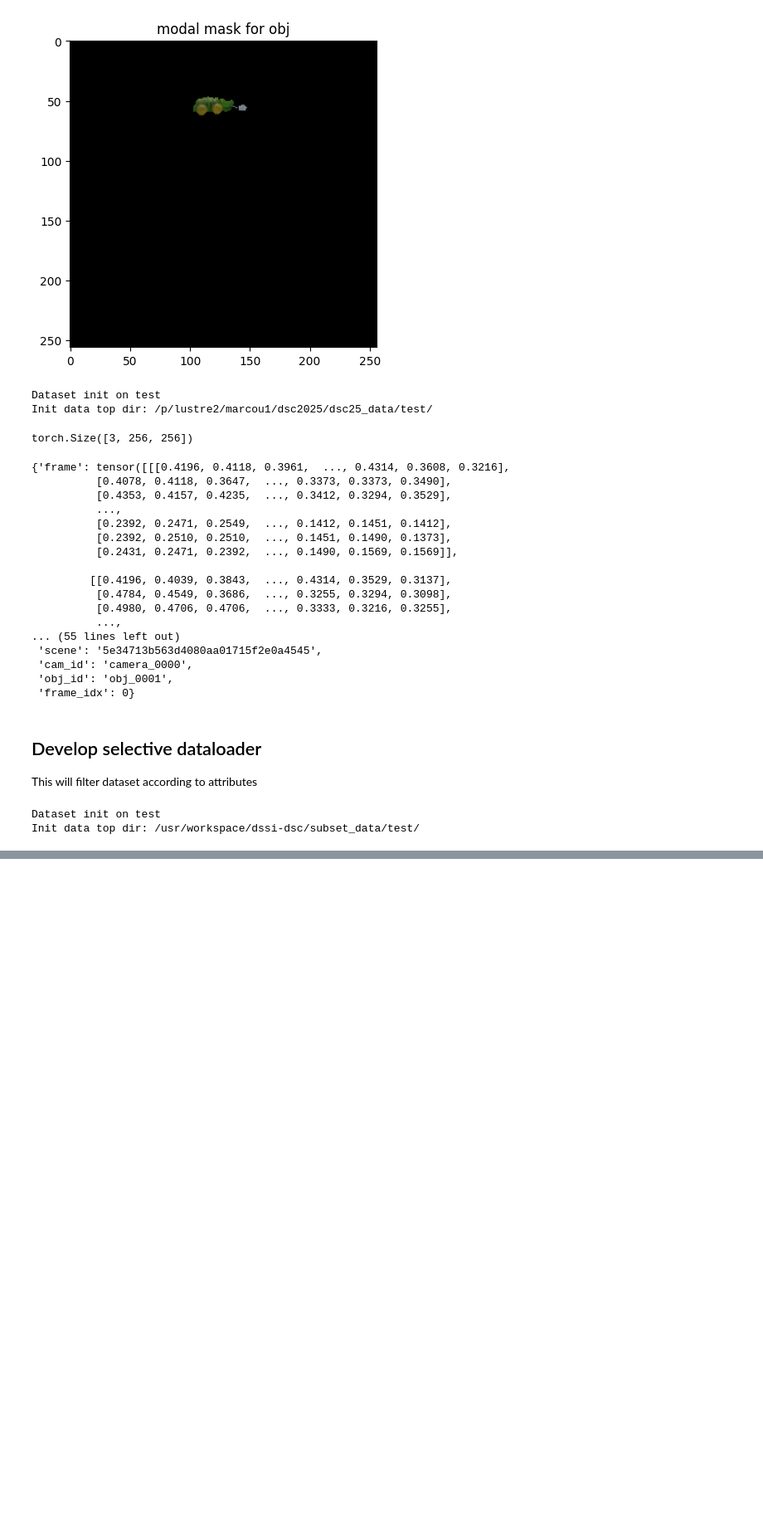
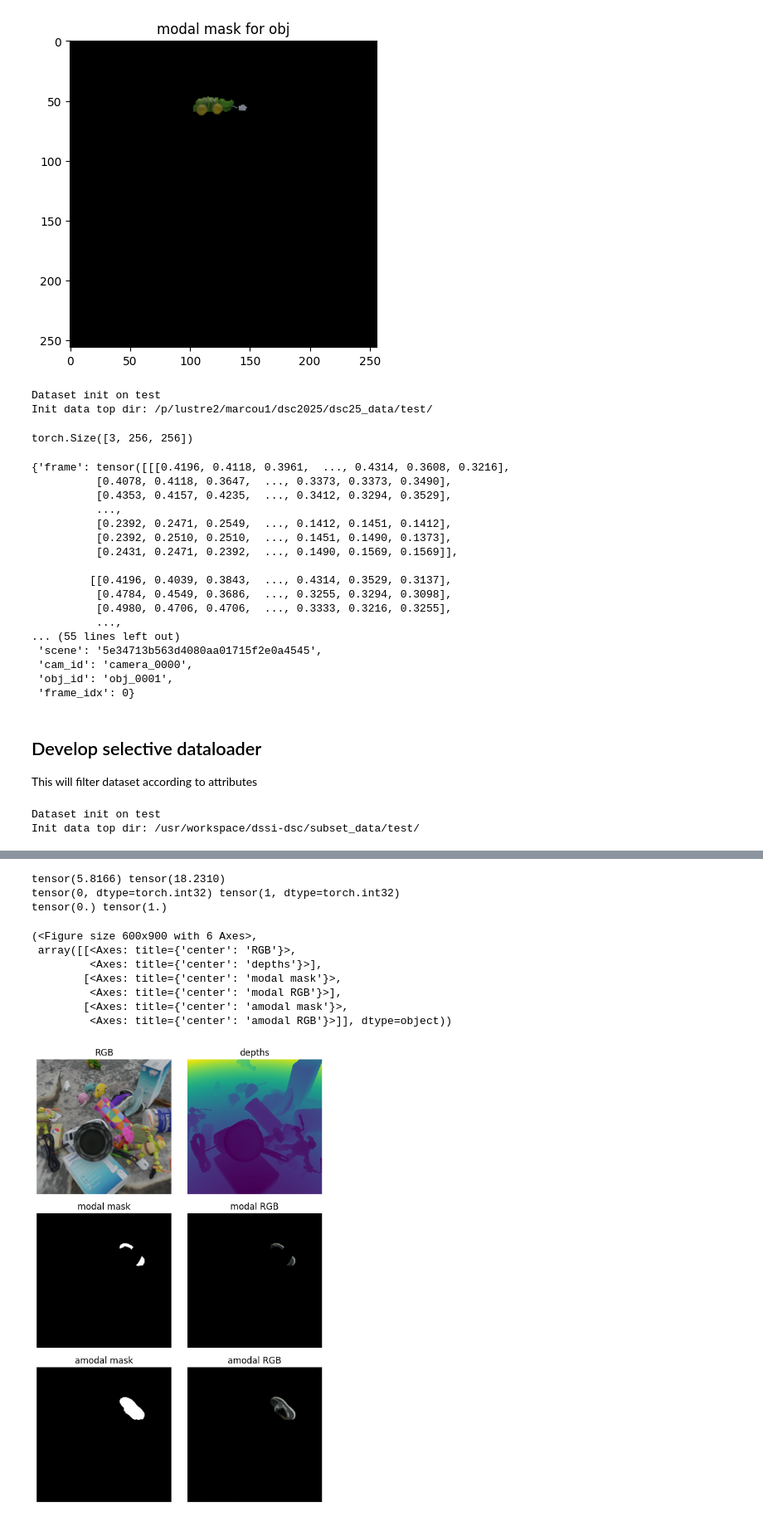
Before and after one commit to campbell108/groupj_llnl, a Jupyter notebook: load_data/dataloader_dev.ipynb, the cells around one changed output, grey strips where cells are left out. Shown at 83% size. Saved outputs shown, nothing was run; the diff lists cells and outputs as text; code cells hidden in the pictures; blank space fills up the shorter version.

```diff
--- a/load_data/dataloader_dev.ipynb
+++ b/load_data/dataloader_dev.ipynb
@@ -790,0 +703,14 @@ tensor(0.) tensor(1.)
+# %%
+plot_img_sample(sample)
+# %% [output]
+tensor(5.8166) tensor(18.2310)
+tensor(0, dtype=torch.int32) tensor(1, dtype=torch.int32)
+tensor(0.) tensor(1.)
+(<Figure size 600x900 with 6 Axes>,
+ array([[<Axes: title={'center': 'RGB'}>,
+         <Axes: title={'center': 'depths'}>],
+        [<Axes: title={'center': 'modal mask'}>,
+         <Axes: title={'center': 'modal RGB'}>],
+        [<Axes: title={'center': 'amodal mask'}>,
+         <Axes: title={'center': 'amodal RGB'}>]], dtype=object))
+[figure, added]
```
Also changed, not shown: parts of 6 cells of this notebook.
